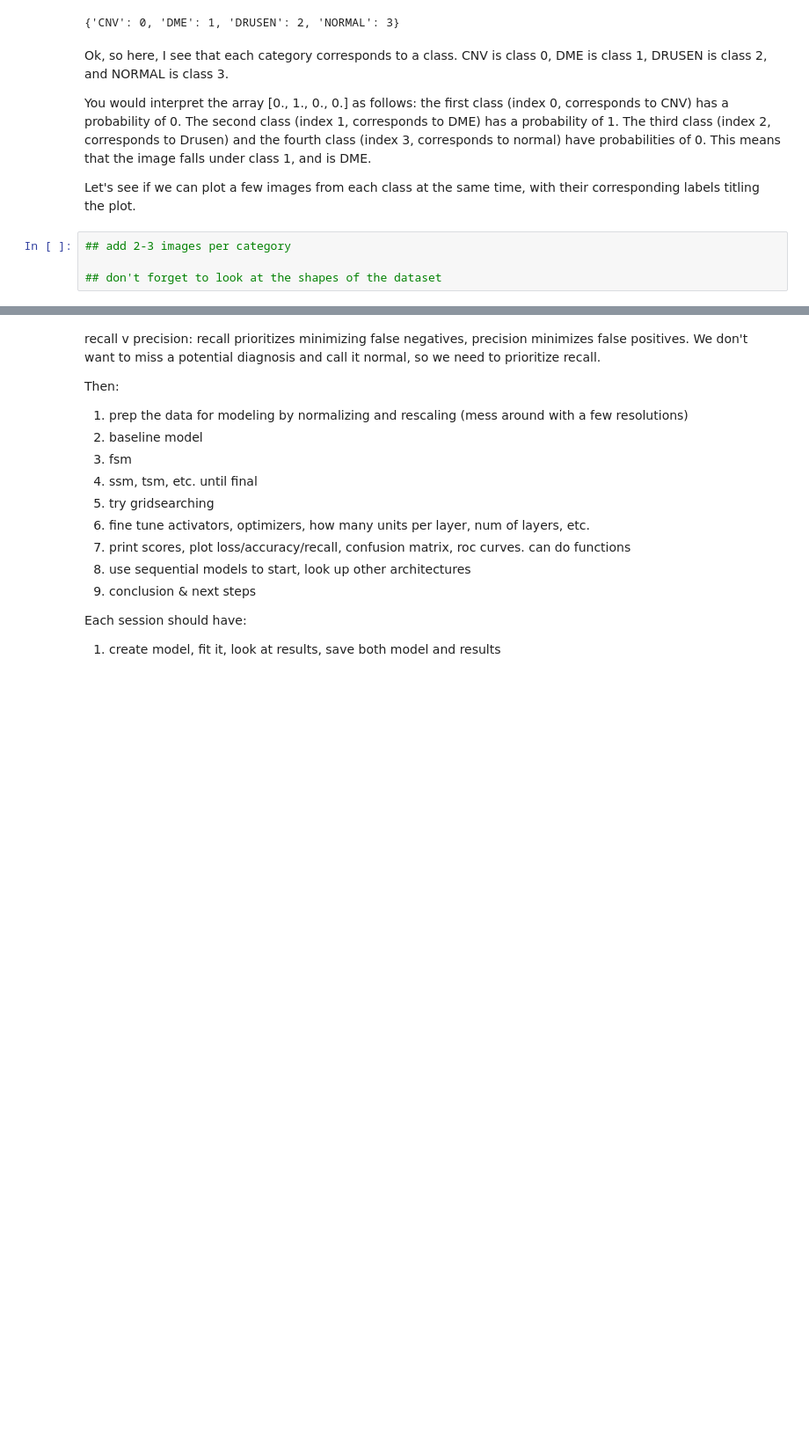
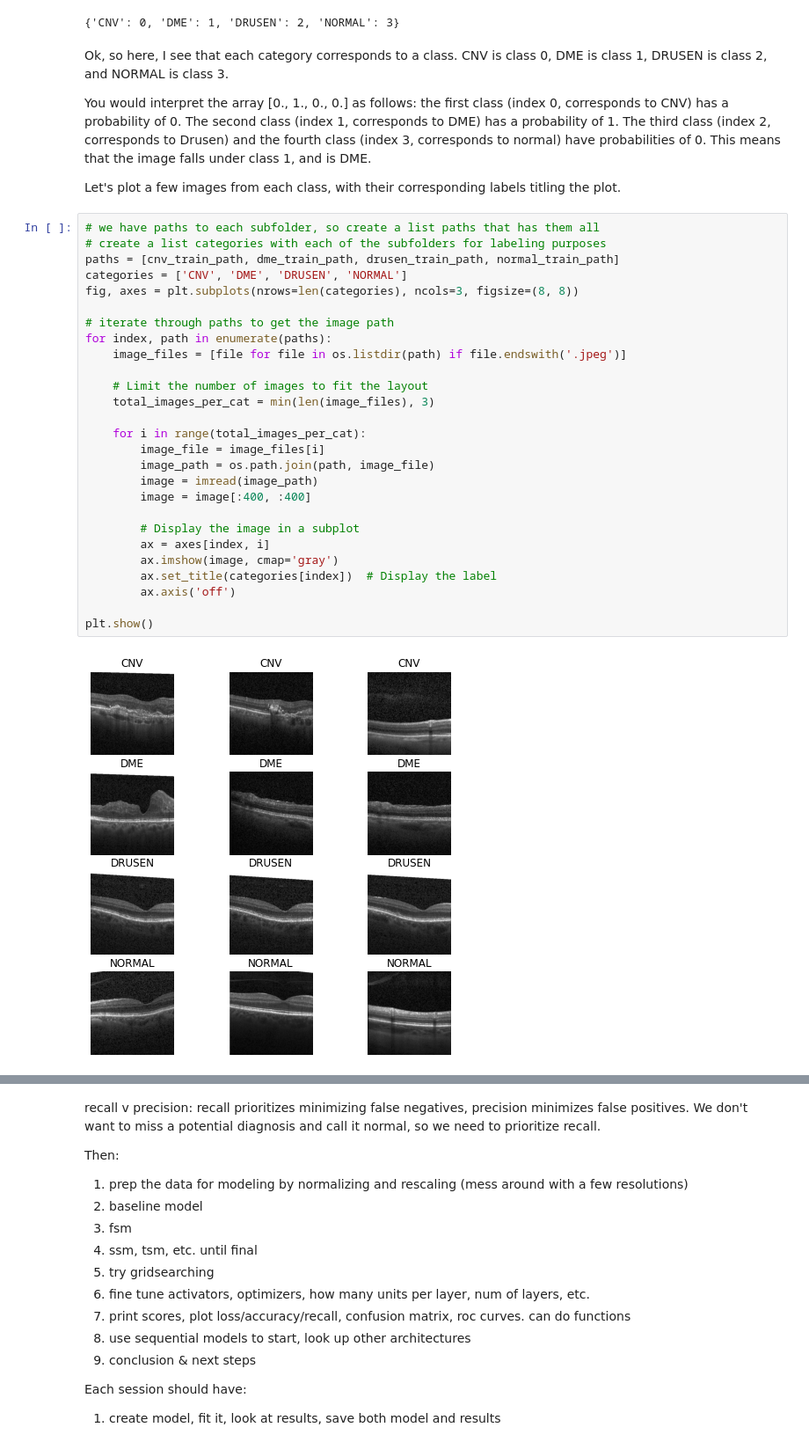
Before and after one commit to rachelhgoldstein/Retinal-OCT-Disease-Recognition, a Jupyter notebook: Working_Copy.ipynb, the cells around one changed output, grey strips where cells are left out. Shown: that part at 88% size. Drawn from its saved outputs; the diff is of its cells as text; blank space fills up the shorter version.

```diff
--- a/Working_Copy.ipynb
+++ b/Working_Copy.ipynb
@@ -197,8 +213,33 @@ Ok, so here, I see that each category corresponds to a class. CNV is class 0, DM
 
 You would interpret the array [0., 1., 0., 0.] as follows: the first class (index 0, corresponds to CNV) has a probability of 0. The second class (index 1, corresponds to DME) has a probability of 1. The third class (index 2, corresponds to Drusen) and the fourth class (index 3, corresponds to normal) have probabilities of 0. This means that the image falls under class 1, and is DME.
 
-Let's see if we can plot a few images from each class at the same time, with their corresponding labels titling the plot.
+Let's plot a few images from each class, with their corresponding labels titling the plot.
-# %%
-## add 2-3 images per category
-
-## don't forget to look at the shapes of the dataset
+# %%
+# we have paths to each subfolder, so create a list paths that has them all
+# create a list categories with each of the subfolders for labeling purposes
+paths = [cnv_train_path, dme_train_path, drusen_train_path, normal_train_path]
+categories = ['CNV', 'DME', 'DRUSEN', 'NORMAL']
+fig, axes = plt.subplots(nrows=len(categories), ncols=3, figsize=(8, 8))
+
+# iterate through paths to get the image path
+for index, path in enumerate(paths):
+    image_files = [file for file in os.listdir(path) if file.endswith('.jpeg')]
+
+    # Limit the number of images to fit the layout
+    total_images_per_cat = min(len(image_files), 3)
+
+    for i in range(total_images_per_cat):
+        image_file = image_files[i]
+        image_path = os.path.join(path, image_file)
+        image = imread(image_path)
+        image = image[:400, :400]
+
+        # Display the image in a subplot
+        ax = axes[index, i]
+        ax.imshow(image, cmap='gray')
+        ax.set_title(categories[index])  # Display the label
+        ax.axis('off')
+
+plt.show()
+# %% [output]
+[figure, added]
```
Also changed, not shown: parts of 12 cells of this notebook.
